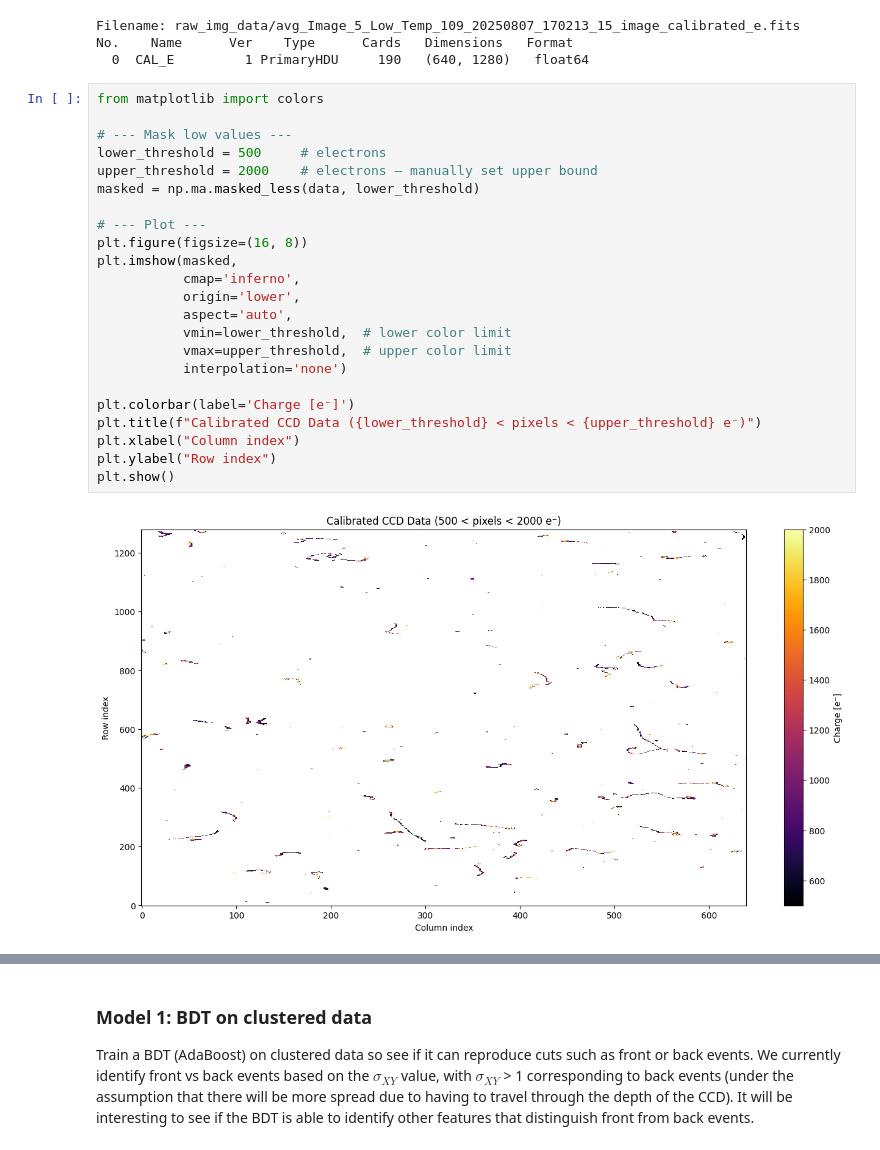
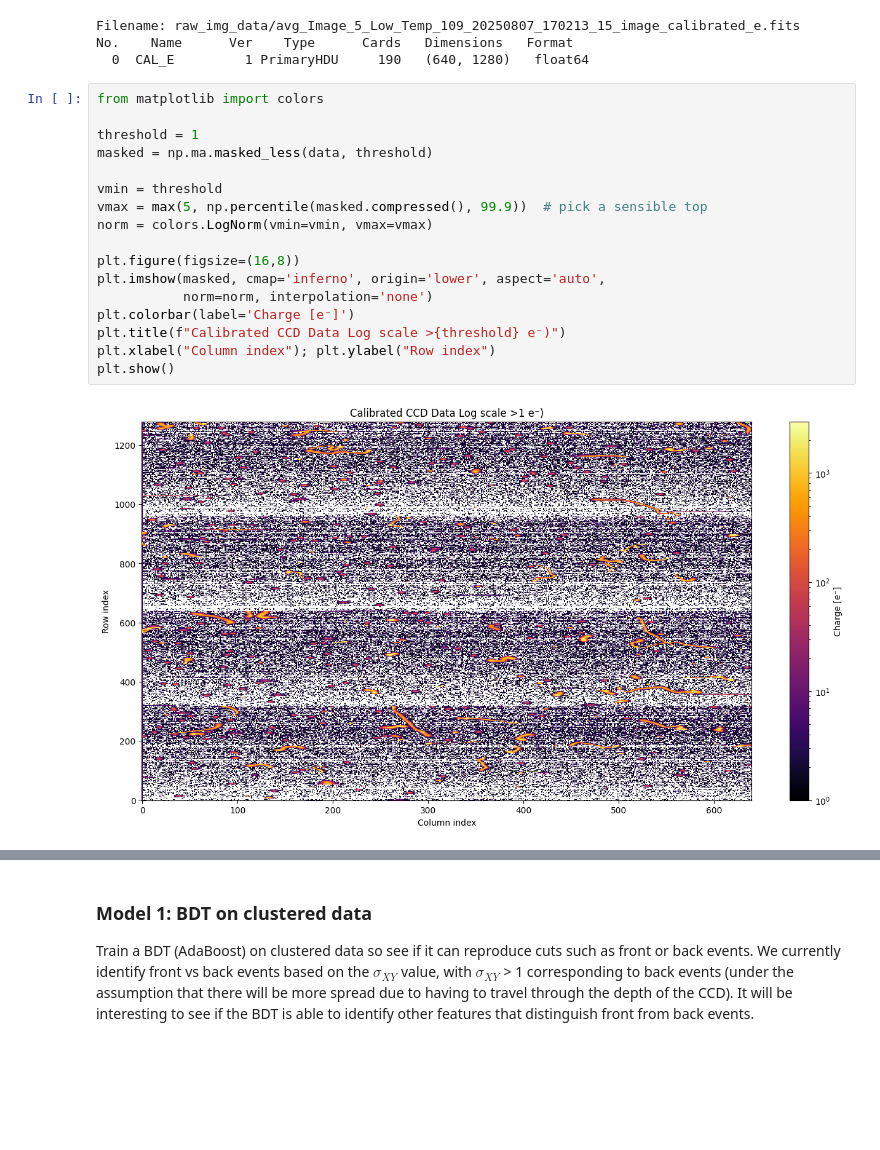
Before and after one commit to salmadouieb/damicm-ml, a Jupyter notebook: BDT.ipynb, the cells around one changed output, grey strips where cells are left out. Drawn from its saved outputs; the diff is of its cells as text; blank space fills up the shorter version.

```diff
--- a/BDT.ipynb
+++ b/BDT.ipynb
@@ -173,25 +173,19 @@ No.    Name      Ver    Type      Cards   Dimensions   Format
 # %%
 from matplotlib import colors
 
-# --- Mask low values ---
-lower_threshold = 500     # electrons
-upper_threshold = 2000    # electrons — manually set upper bound
-masked = np.ma.masked_less(data, lower_threshold)
+threshold = 1
+masked = np.ma.masked_less(data, threshold)
 
-# --- Plot ---
-plt.figure(figsize=(16, 8))
-plt.imshow(masked,
-           cmap='inferno',
-           origin='lower',
-           aspect='auto',
-           vmin=lower_threshold,  # lower color limit
-           vmax=upper_threshold,  # upper color limit
-           interpolation='none')
+vmin = threshold
+vmax = max(5, np.percentile(masked.compressed(), 99.9))  # pick a sensible top
+norm = colors.LogNorm(vmin=vmin, vmax=vmax)
 
+plt.figure(figsize=(16,8))
+plt.imshow(masked, cmap='inferno', origin='lower', aspect='auto',
+           norm=norm, interpolation='none')
 plt.colorbar(label='Charge [e⁻]')
-plt.title(f"Calibrated CCD Data ({lower_threshold} < pixels < {upper_threshold} e⁻)")
-plt.xlabel("Column index")
-plt.ylabel("Row index")
+plt.title(f"Calibrated CCD Data Log scale >{threshold} e⁻)")
+plt.xlabel("Column index"); plt.ylabel("Row index")
 plt.show()
 # %% [output]
-[figure, old version]
+[figure, new version]
```
Also changed, not shown: parts of 2 cells of this notebook, 2 other files.
